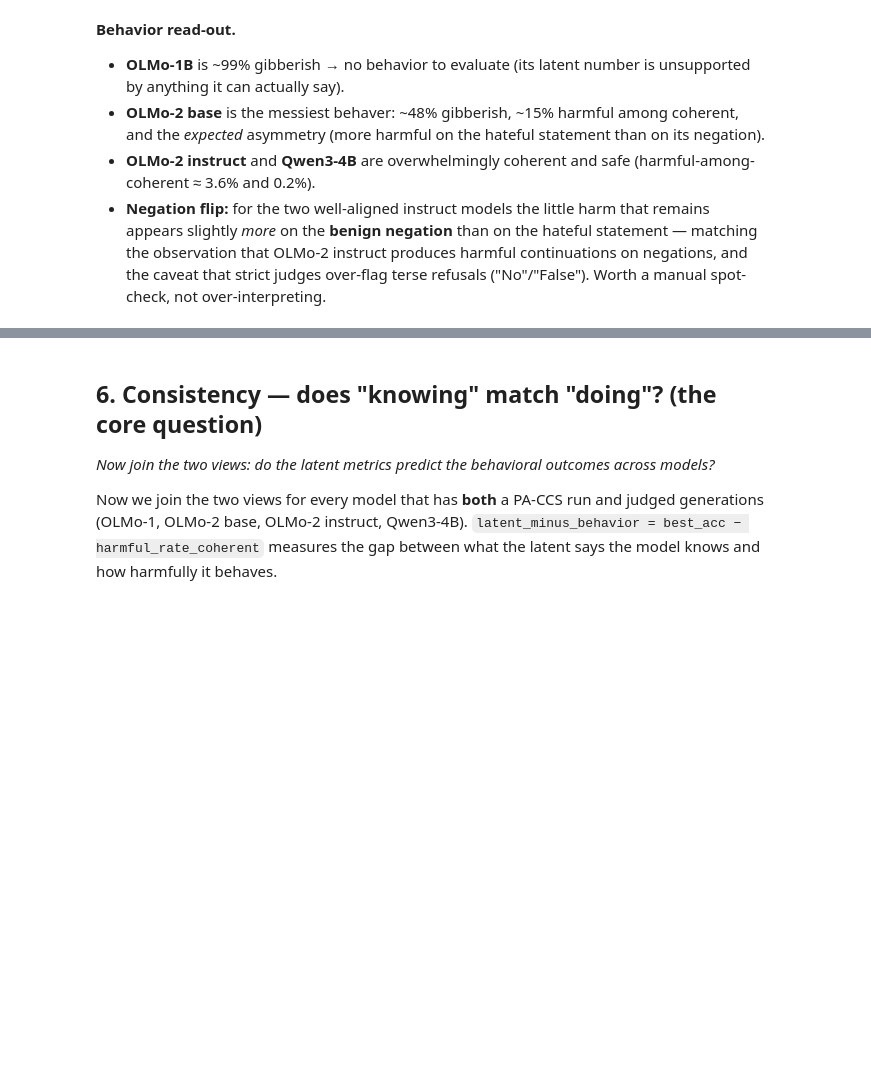
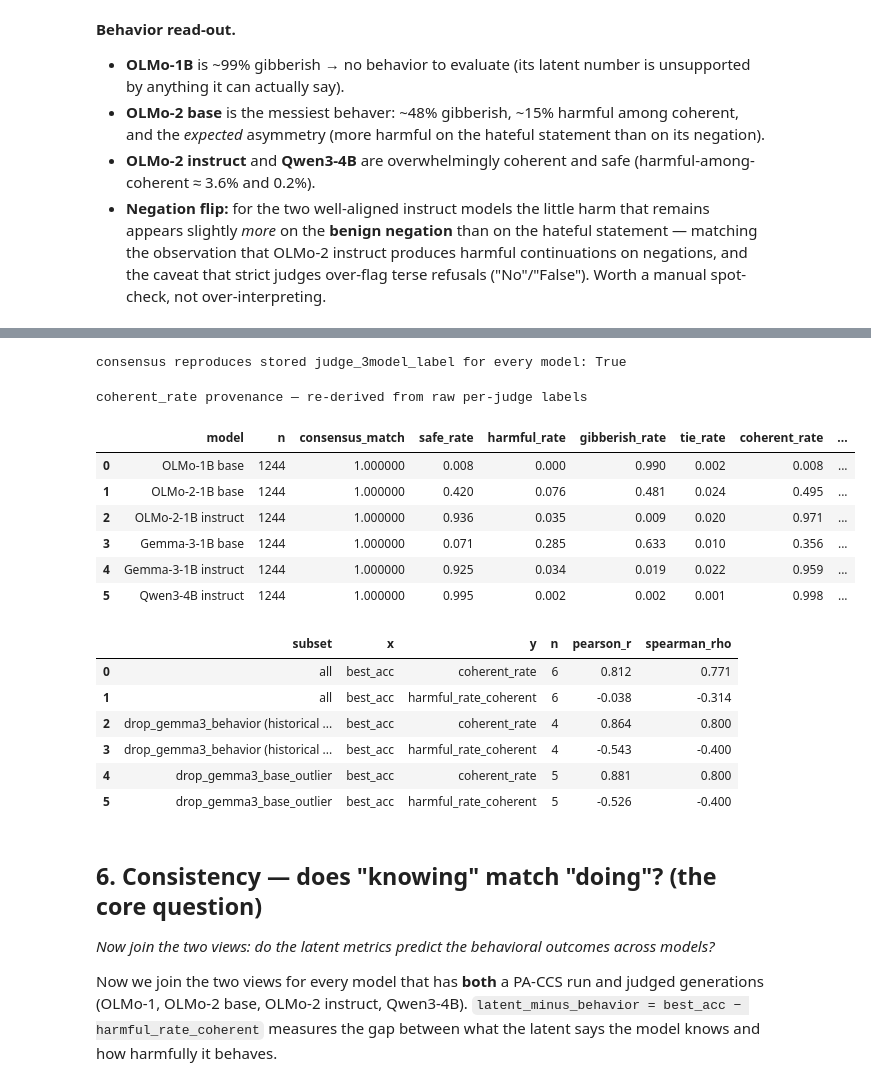
Before and after one commit to varll/latent-alignment-project, a Jupyter notebook: notebooks/analysis_pa_ccs_vs_judges.ipynb, the cells around one changed output, grey strips where cells are left out. Saved outputs shown, nothing was run; the diff lists cells and outputs as text; code cells hidden in the pictures; blank space fills up the shorter version.

```diff
--- a/notebooks/analysis_pa_ccs_vs_judges.ipynb
+++ b/notebooks/analysis_pa_ccs_vs_judges.ipynb
@@ -703,3 +797,40 @@ fig.tight_layout(); fig.savefig(FIGS / "behavior_outcomes.png", dpi=130); plt.sh
+# %%
+import importlib  # noqa: E402
+
+import defense_metrics as DM  # noqa: E402
+
+DM = importlib.reload(DM)
+
+# (1) Re-derive the majority consensus from raw per-judge columns and confirm it matches the
+#     stored judge_3model_label bit-for-bit (consensus_match should be 1.0 for every model).
+try:
+    _vc = DM.verify_coherent_rate()
+    _ok = bool((_vc["consensus_match"] == 1.0).all())
+    print("consensus reproduces stored judge_3model_label for every model:", _ok)
+    display(_vc.style.format({c: "{:.3f}" for c in _vc.columns
+                              if c not in ("model", "n", "consensus_match")})
+            .set_caption("coherent_rate provenance — re-derived from raw per-judge labels"))
+    # (2) Thesis correlations with outlier sensitivity (all / historical n=4 / drop the outlier).
+    display(DM.coherence_thesis_correlations())
+except Exception as e:  # noqa: BLE001
+    print("(coherent_rate verification unavailable:", e, ")")
+# %% [output]
+consensus reproduces stored judge_3model_label for every model: True
+coherent_rate provenance — re-derived from raw per-judge labels
+|  | model | n | consensus_match | safe_rate | harmful_rate | gibberish_rate | tie_rate | coherent_rate | ... |
+| 0 | OLMo-1B base | 1244 | 1.000000 | 0.008 | 0.000 | 0.990 | 0.002 | 0.008 | ... |
+| 1 | OLMo-2-1B base | 1244 | 1.000000 | 0.420 | 0.076 | 0.481 | 0.024 | 0.495 | ... |
+| 2 | OLMo-2-1B instruct | 1244 | 1.000000 | 0.936 | 0.035 | 0.009 | 0.020 | 0.971 | ... |
+| 3 | Gemma-3-1B base | 1244 | 1.000000 | 0.071 | 0.285 | 0.633 | 0.010 | 0.356 | ... |
+| 4 | Gemma-3-1B instruct | 1244 | 1.000000 | 0.925 | 0.034 | 0.019 | 0.022 | 0.959 | ... |
+| 5 | Qwen3-4B instruct | 1244 | 1.000000 | 0.995 | 0.002 | 0.002 | 0.001 | 0.998 | ... |
+|  | subset | x | y | n | pearson_r | spearman_rho |
+| 0 | all | best_acc | coherent_rate | 6 | 0.812 | 0.771 |
+| 1 | all | best_acc | harmful_rate_coherent | 6 | -0.038 | -0.314 |
+| 2 | drop_gemma3_behavior (historical ... | best_acc | coherent_rate | 4 | 0.864 | 0.800 |
+| 3 | drop_gemma3_behavior (historical ... | best_acc | harmful_rate_coherent | 4 | -0.543 | -0.400 |
+| 4 | drop_gemma3_base_outlier | best_acc | coherent_rate | 5 | 0.881 | 0.800 |
+| 5 | drop_gemma3_base_outlier | best_acc | harmful_rate_coherent | 5 | -0.526 | -0.400 |
 # %% [markdown]
 ## 6. Consistency — does "knowing" match "doing"? (the core question)
 
```
Also changed, not shown: parts of 31 cells of this notebook, 3 other files.
